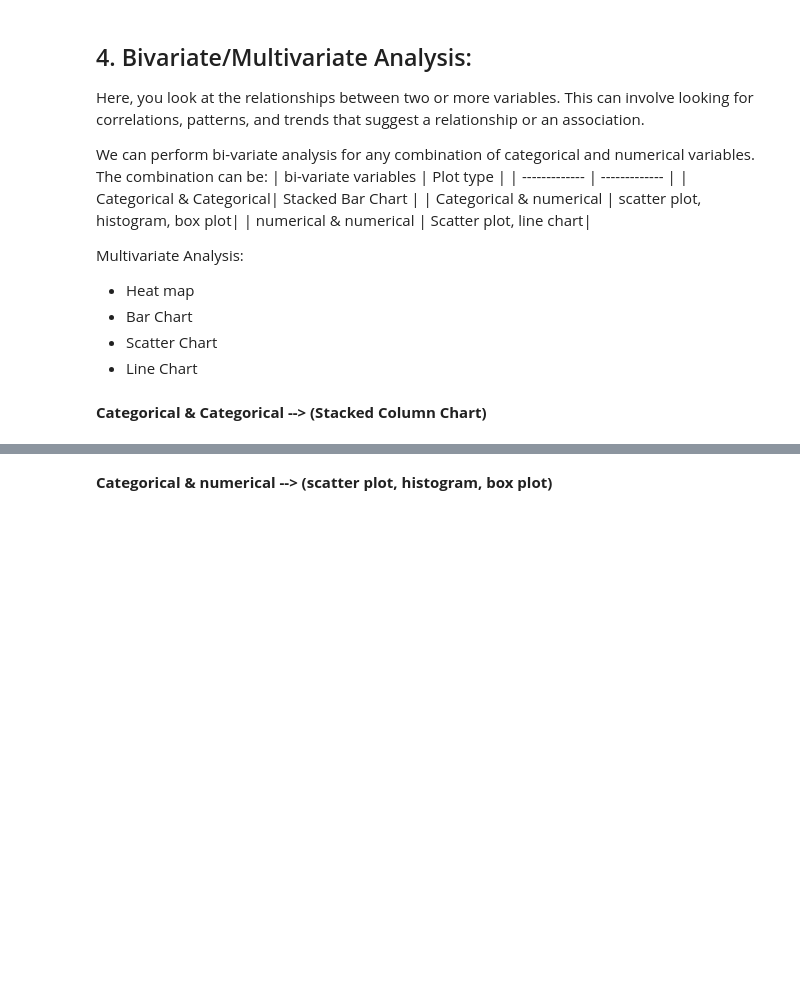
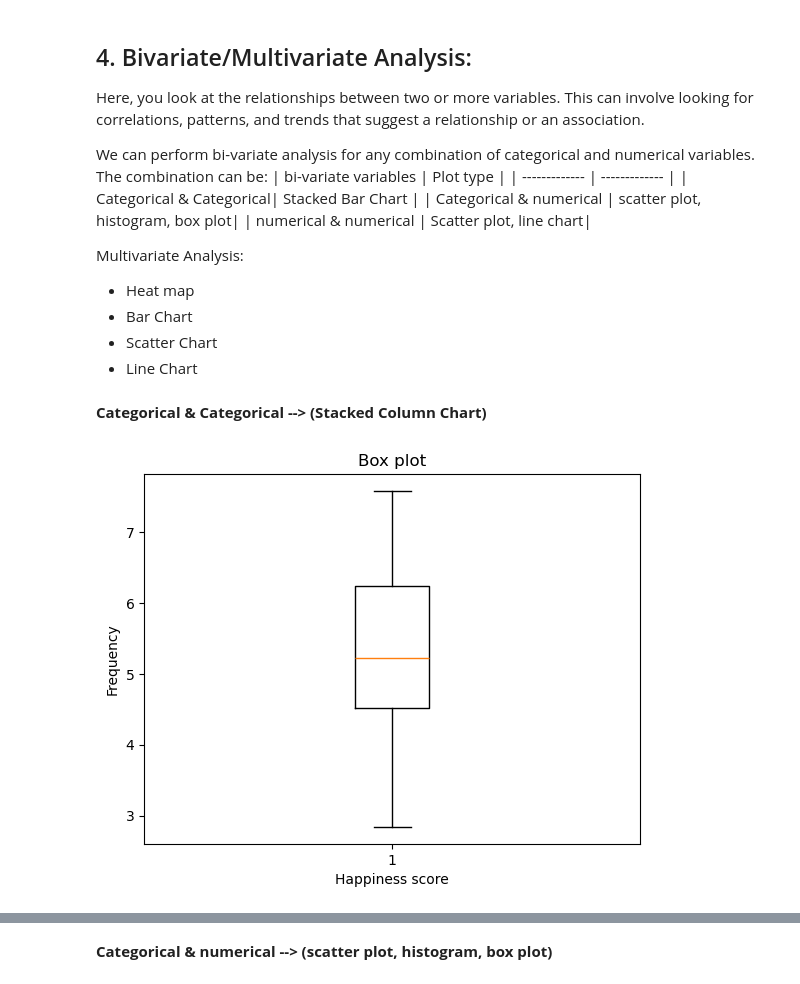
Before and after one commit to Tuwaiq-DS-ML-bootcamp-V-7/Usecase-2, a Jupyter notebook: EDA explain template 2.ipynb, the cells around one changed output, grey strips where cells are left out. Cells and saved outputs as stored; diff of their text form; code cells hidden in the pictures; blank space fills up the shorter version.

```diff
--- a/EDA explain template 2.ipynb
+++ b/EDA explain template 2.ipynb
@@ -1022,3 +1023,11 @@ Multivariate Analysis:
 - Line Chart
 # %% [markdown]
 **Categorical & Categorical --> (Stacked Column Chart)**
+# %%
+plt.boxplot(df2015['Happiness Score'])
+plt.xlabel('Happiness score')
+plt.ylabel('Frequency')
+plt.title(f'Box plot')
+plt.show()
+# %% [output]
+[figure, added]
```
Also changed, not shown: parts of 5 cells of this notebook.
